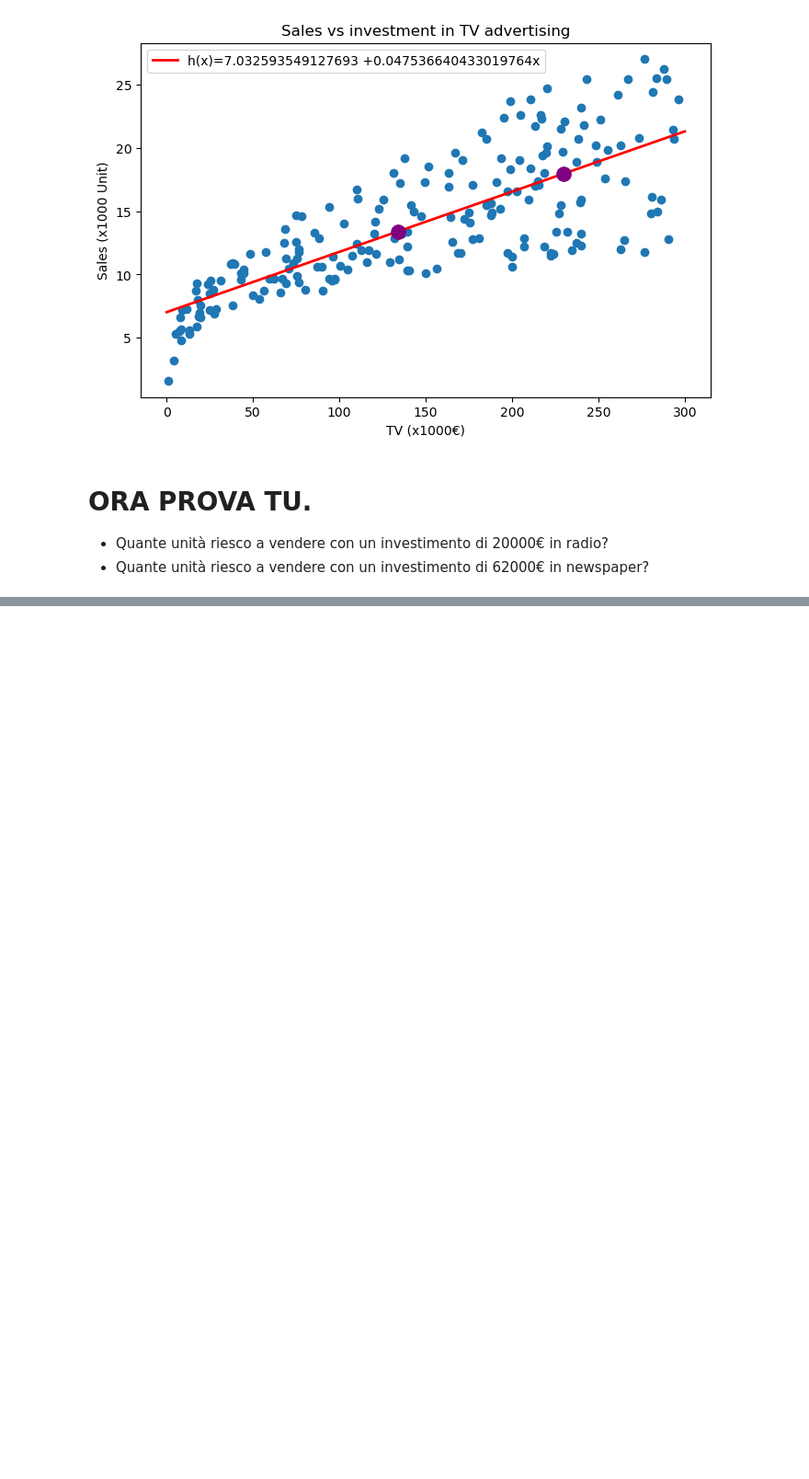
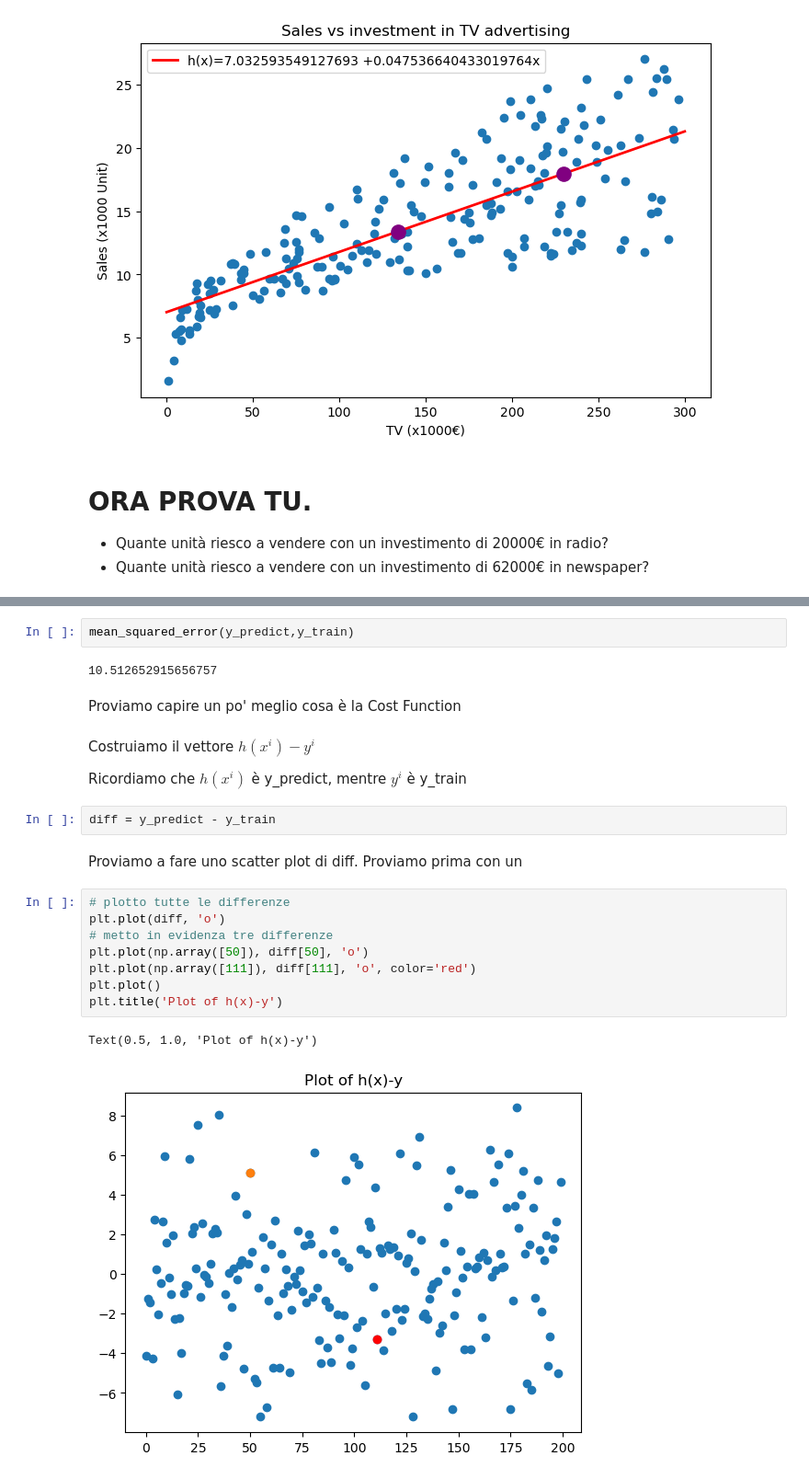
Before and after one commit to pal-dev-labs/Artificial-Intelligence-with-Python, a Jupyter notebook: 8-Intro-Supervised-Learning.ipynb, the cells around one changed output, grey strips where cells are left out. Shown: that part at 92% size. Saved outputs shown, nothing was run; the diff lists cells and outputs as text; blank space fills up the shorter version.

```diff
--- a/8-Intro-Supervised-Learning.ipynb
+++ b/8-Intro-Supervised-Learning.ipynb
@@ -590,0 +249,25 @@ advertising budgets.
+# %%
+mean_squared_error(y_predict,y_train)
+# %% [output]
+10.512652915656757
+# %% [markdown]
+Proviamo capire un po' meglio cosa è la Cost Function
+# %% [markdown]
+Costruiamo il vettore $h(x^i) - y^i$
+
+Ricordiamo che $h(x^i)$ è y_predict, mentre $y^i$ è y_train
+# %%
+diff = y_predict - y_train
+# %% [markdown]
+Proviamo a fare uno scatter plot di diff. Proviamo prima con un
+# %%
+# plotto tutte le differenze
+plt.plot(diff, 'o')
+# metto in evidenza tre differenze
+plt.plot(np.array([50]), diff[50], 'o')
+plt.plot(np.array([111]), diff[111], 'o', color='red')
+plt.plot()
+plt.title('Plot of h(x)-y')
+# %% [output]
+Text(0.5, 1.0, 'Plot of h(x)-y')
+[figure, added]
```
Also changed, not shown: parts of 74 cells of this notebook, 2 other files.
